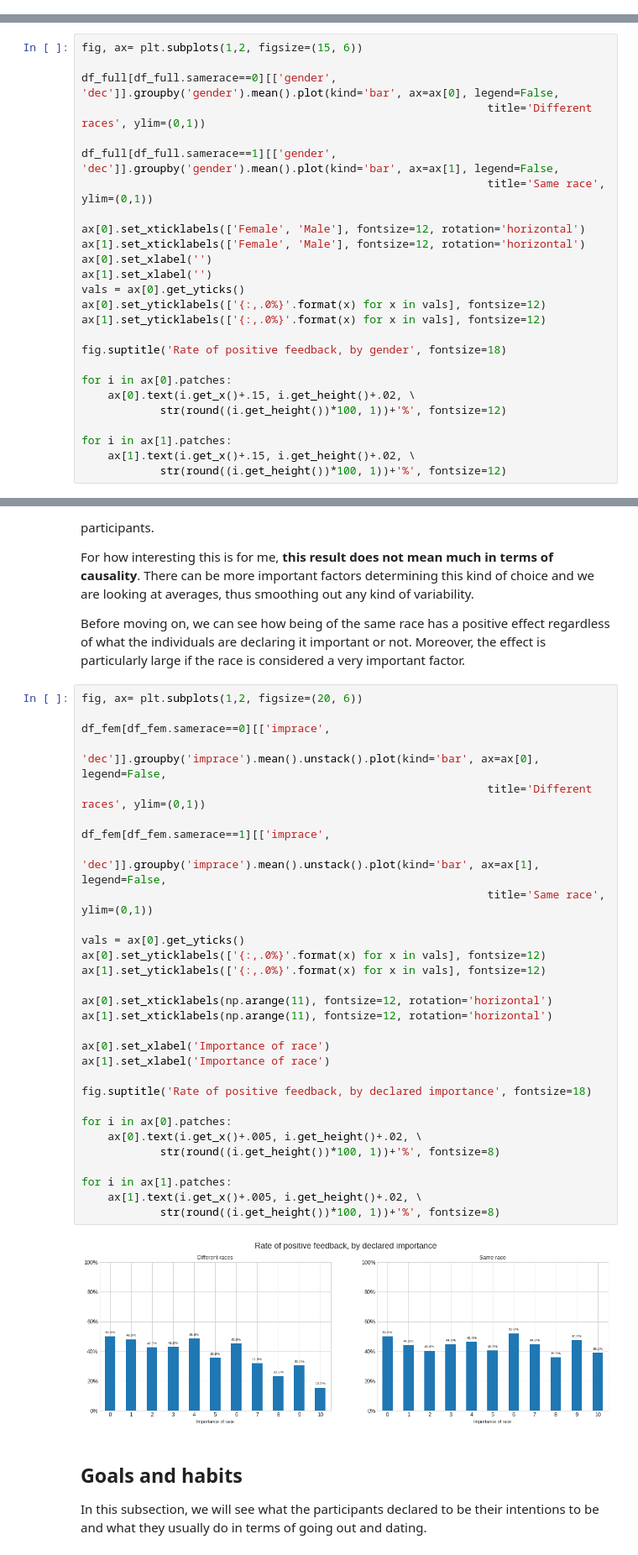
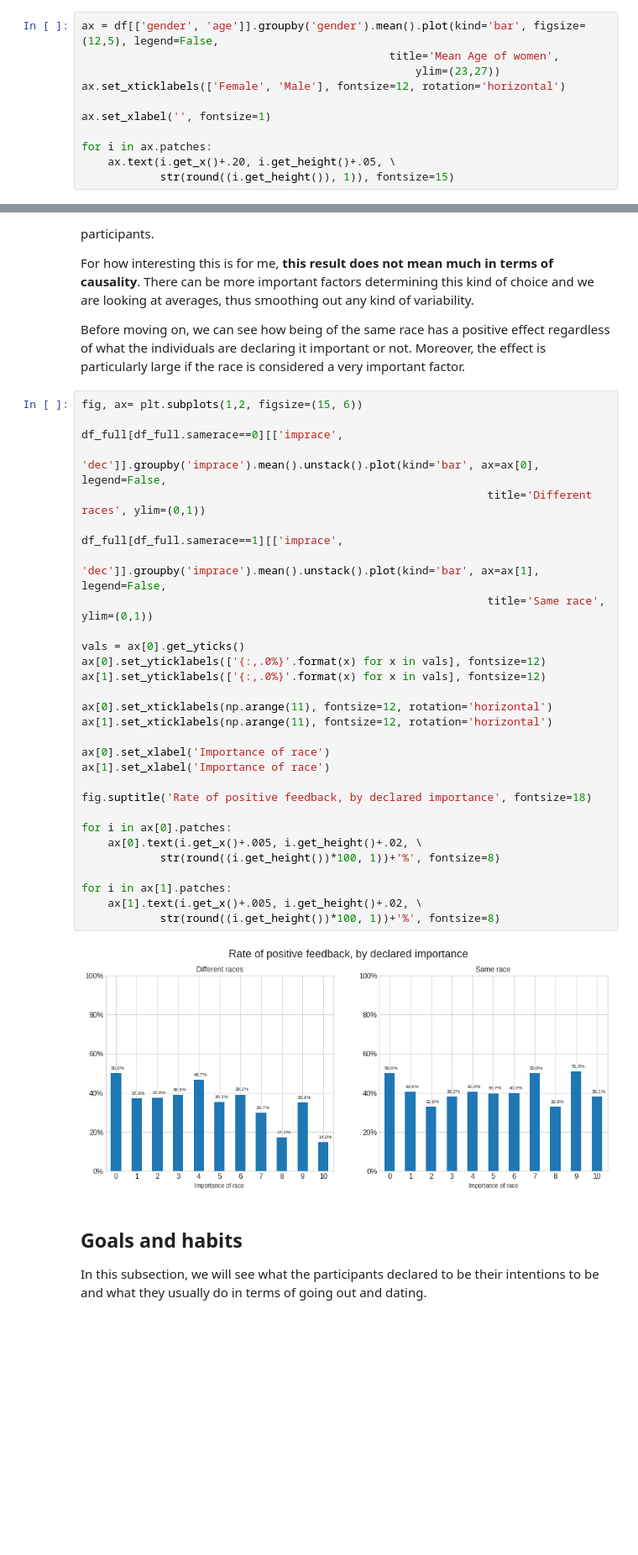
Before and after one commit to villafue/Python_Data_Visualization_Notes, a Jupyter notebook: Data Storytelling/Craft Story Dataset/Women.ipynb, the cells around one changed output, grey strips where cells are left out. Shown at 84% size. Cells and saved outputs as stored; diff of their text form; blank space fills up the shorter version.

```diff
--- a/Data Storytelling/Craft Story Dataset/Women.ipynb
+++ b/Data Storytelling/Craft Story Dataset/Women.ipynb
@@ -184,0 +180,11 @@ Next, we have information about the **race** of the participants.
+# %%
+ax = df[['gender', 'age']].groupby('gender').mean().plot(kind='bar', figsize=(12,5), legend=False,
+                                               title='Mean Age of women',
+                                                   ylim=(23,27))
+ax.set_xticklabels(['Female', 'Male'], fontsize=12, rotation='horizontal')
+
+ax.set_xlabel('', fontsize=1)
+
+for i in ax.patches:
+    ax.text(i.get_x()+.20, i.get_height()+.05, \
+            str(round((i.get_height()), 1)), fontsize=15)
@@ -497,26 +559,0 @@ This looks like more in line with what was declared: the effect for males is neg
-# %%
-fig, ax= plt.subplots(1,2, figsize=(15, 6))
-
-df_full[df_full.samerace==0][['gender', 'dec']].groupby('gender').mean().plot(kind='bar', ax=ax[0], legend=False,
-                                                              title='Different races', ylim=(0,1))
-
-df_full[df_full.samerace==1][['gender', 'dec']].groupby('gender').mean().plot(kind='bar', ax=ax[1], legend=False,
-                                                              title='Same race', ylim=(0,1))
-
-ax[0].set_xticklabels(['Female', 'Male'], fontsize=12, rotation='horizontal')
-ax[1].set_xticklabels(['Female', 'Male'], fontsize=12, rotation='horizontal')
-ax[0].set_xlabel('')
-ax[1].set_xlabel('')
-vals = ax[0].get_yticks()
-ax[0].set_yticklabels(['{:,.0%}'.format(x) for x in vals], fontsize=12)
-ax[1].set_yticklabels(['{:,.0%}'.format(x) for x in vals], fontsize=12)
-
-fig.suptitle('Rate of positive feedback, by gender', fontsize=18)
-
-for i in ax[0].patches:
-    ax[0].text(i.get_x()+.15, i.get_height()+.02, \
-            str(round((i.get_height())*100, 1))+'%', fontsize=12)
-
-for i in ax[1].patches:
-    ax[1].text(i.get_x()+.15, i.get_height()+.02, \
-            str(round((i.get_height())*100, 1))+'%', fontsize=12)
@@ -587,37 +566,37 @@ For how interesting this is for me, **this result does not mean much in terms of
 
 Before moving on, we can see how being of the same race has a positive effect regardless of what the individuals are declaring it important or not. Moreover, the effect is particularly large if the race is considered a very important factor.
 # %%
-fig, ax= plt.subplots(1,2, figsize=(20, 6))
+fig, ax= plt.subplots(1,2, figsize=(15, 6))
 
-df_fem[df_fem.samerace==0][['imprace',
+df_full[df_full.samerace==0][['imprace',
                               'dec']].groupby('imprace').mean().unstack().plot(kind='bar', ax=ax[0], legend=False,
                                                               title='Different races', ylim=(0,1))
 
-df_fem[df_fem.samerace==1][['imprace',
+df_full[df_full.samerace==1][['imprace',
                               'dec']].groupby('imprace').mean().unstack().plot(kind='bar', ax=ax[1], legend=False,
                                                               title='Same race', ylim=(0,1))
 
 vals = ax[0].get_yticks()
 ax[0].set_yticklabels(['{:,.0%}'.format(x) for x in vals], fontsize=12)
 ax[1].set_yticklabels(['{:,.0%}'.format(x) for x in vals], fontsize=12)
 
 ax[0].set_xticklabels(np.arange(11), fontsize=12, rotation='horizontal')
 ax[1].set_xticklabels(np.arange(11), fontsize=12, rotation='horizontal')
 
 ax[0].set_xlabel('Importance of race')
 ax[1].set_xlabel('Importance of race')
 
 fig.suptitle('Rate of positive feedback, by declared importance', fontsize=18)
 
 for i in ax[0].patches:
     ax[0].text(i.get_x()+.005, i.get_height()+.02, \
             str(round((i.get_height())*100, 1))+'%', fontsize=8)
 
 for i in ax[1].patches:
     ax[1].text(i.get_x()+.005, i.get_height()+.02, \
             str(round((i.get_height())*100, 1))+'%', fontsize=8)
 # %% [output]
-[figure, old version]
+[figure, new version]
 # %% [markdown]
 ## Goals and habits
 
```
Also changed, not shown: parts of 103 cells of this notebook.
